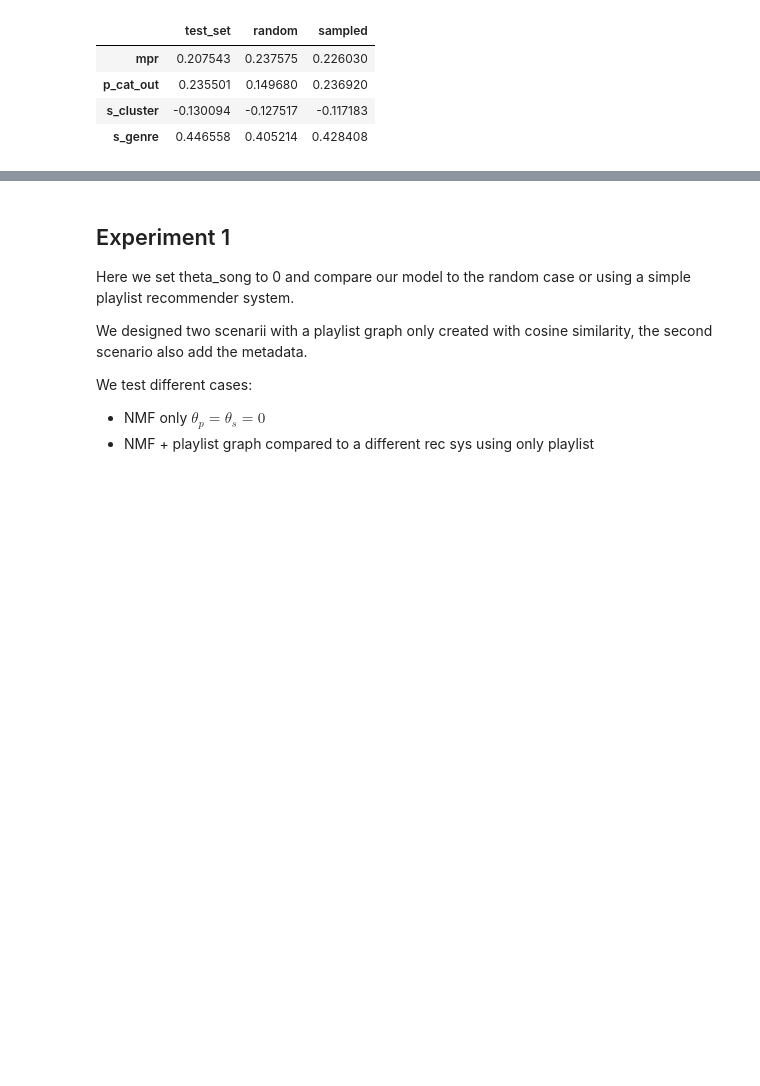
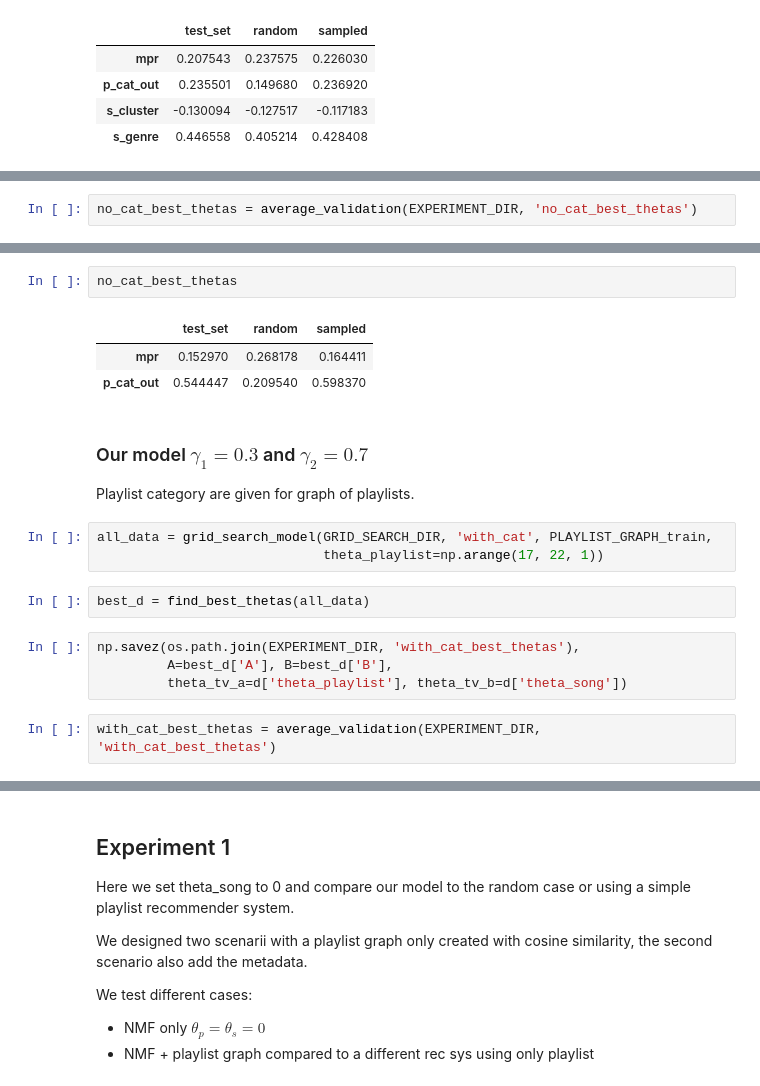
Before and after one commit to kikohs/recog, a Jupyter notebook: notebook/Rec sys.ipynb, the cells around one changed output, grey strips where cells are left out. Saved outputs shown, nothing was run; the diff lists cells and outputs as text; blank space fills up the shorter version.

```diff
--- a/notebook/Rec sys.ipynb
+++ b/notebook/Rec sys.ipynb
@@ -629,0 +722,2 @@ nmf_only
+# %%
+no_cat_best_thetas = average_validation(EXPERIMENT_DIR, 'no_cat_best_thetas')
@@ -629,0 +735,21 @@ nmf_only
+# %%
+no_cat_best_thetas
+# %% [output]
+|  | test_set | random | sampled |
+| mpr | 0.152970 | 0.268178 | 0.164411 |
+| p_cat_out | 0.544447 | 0.209540 | 0.598370 |
+# %% [markdown]
+### Our model $\gamma_1 = 0.3$ and $\gamma_2 = 0.7$
+
+Playlist category are given for graph of playlists.
+# %%
+all_data = grid_search_model(GRID_SEARCH_DIR, 'with_cat', PLAYLIST_GRAPH_train,
+                             theta_playlist=np.arange(17, 22, 1))
+# %%
+best_d = find_best_thetas(all_data)
+# %%
+np.savez(os.path.join(EXPERIMENT_DIR, 'with_cat_best_thetas'),
+         A=best_d['A'], B=best_d['B'],
+         theta_tv_a=d['theta_playlist'], theta_tv_b=d['theta_song'])
+# %%
+with_cat_best_thetas = average_validation(EXPERIMENT_DIR, 'with_cat_best_thetas')
```
Also changed, not shown: parts of 17 cells of this notebook, 2 other files.
